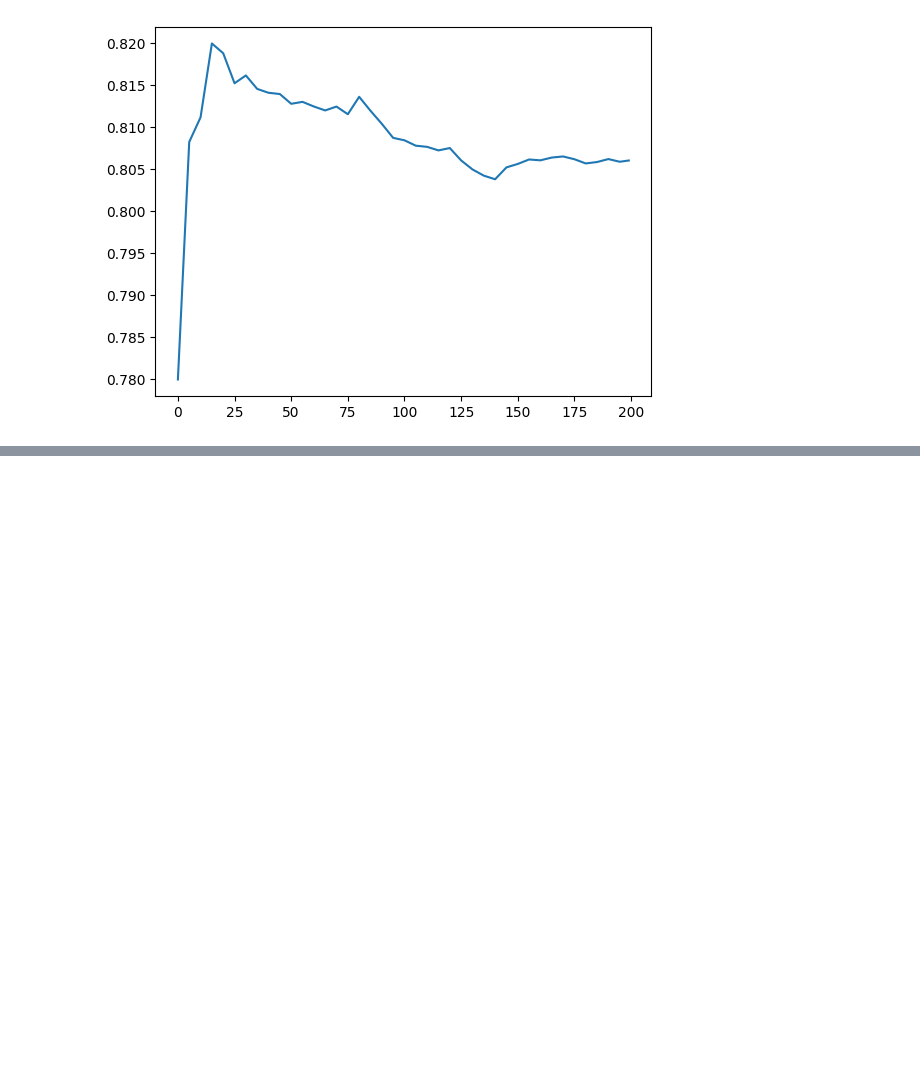
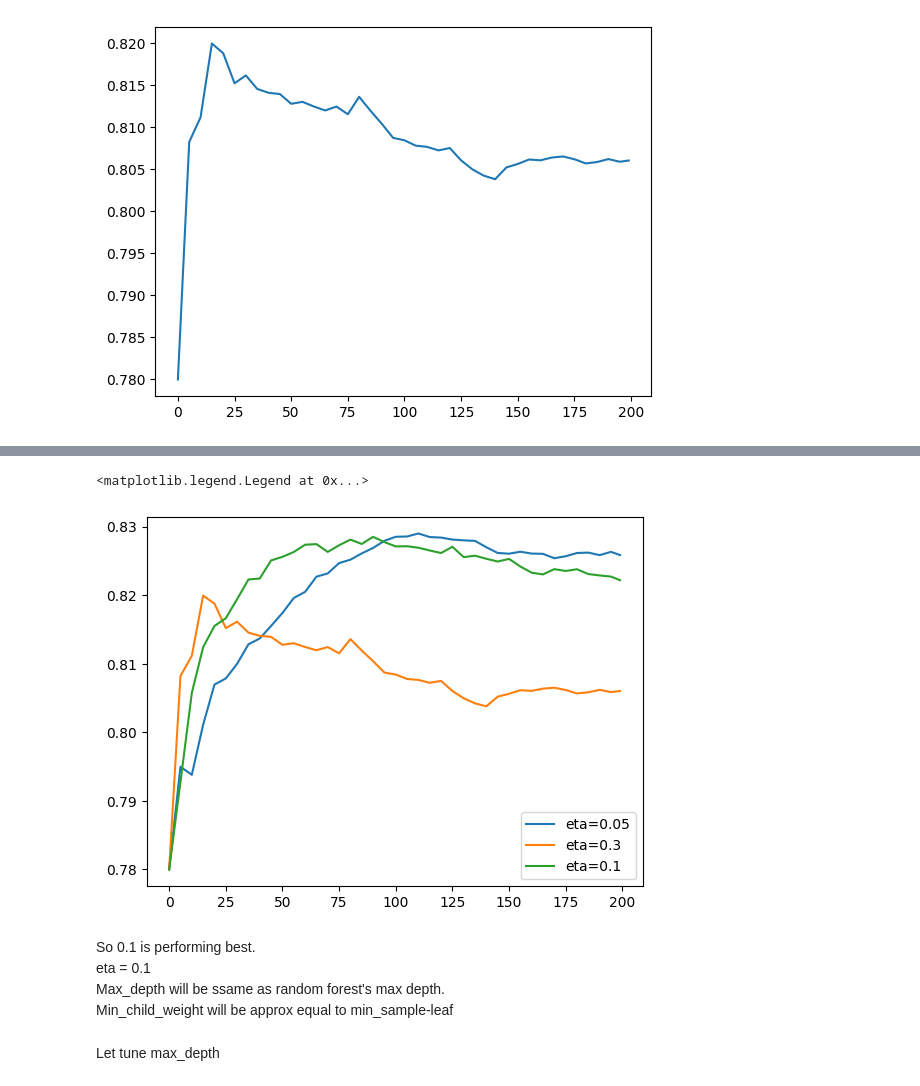
Before and after one commit to skykmar02/Credit-Risk-Scoring, a Jupyter notebook: 06_Credit_risk_scoring.ipynb, the cells around one changed output, grey strips where cells are left out. Drawn from its saved outputs; the diff is of its cells as text; code cells hidden in the pictures; blank space fills up the shorter version.

```diff
--- a/06_Credit_risk_scoring.ipynb
+++ b/06_Credit_risk_scoring.ipynb
@@ -799,0 +860,17 @@ plt.plot(df_scores.num_iter, df_scores.val_auc, label = 'val')
+# %%
+etas = ['eta=0.05', 'eta=0.3', 'eta=0.1']
+
+for eta in etas:
+    df_scores = scores[eta]
+    plt.plot(df_scores.num_iter, df_scores.val_auc, label = eta)
+plt.legend()
+# %% [output]
+<matplotlib.legend.Legend at 0x...>
+[figure, added]
+# %% [markdown]
+So 0.1 is performing best.
+eta = 0.1
+Max_depth will be ssame as random forest's max depth.
+Min_child_weight  will be approx equal to min_sample-leaf
+# %% [markdown]
+Let tune max_depth
```
Also changed, not shown: parts of 42 cells of this notebook, 1 other file.
